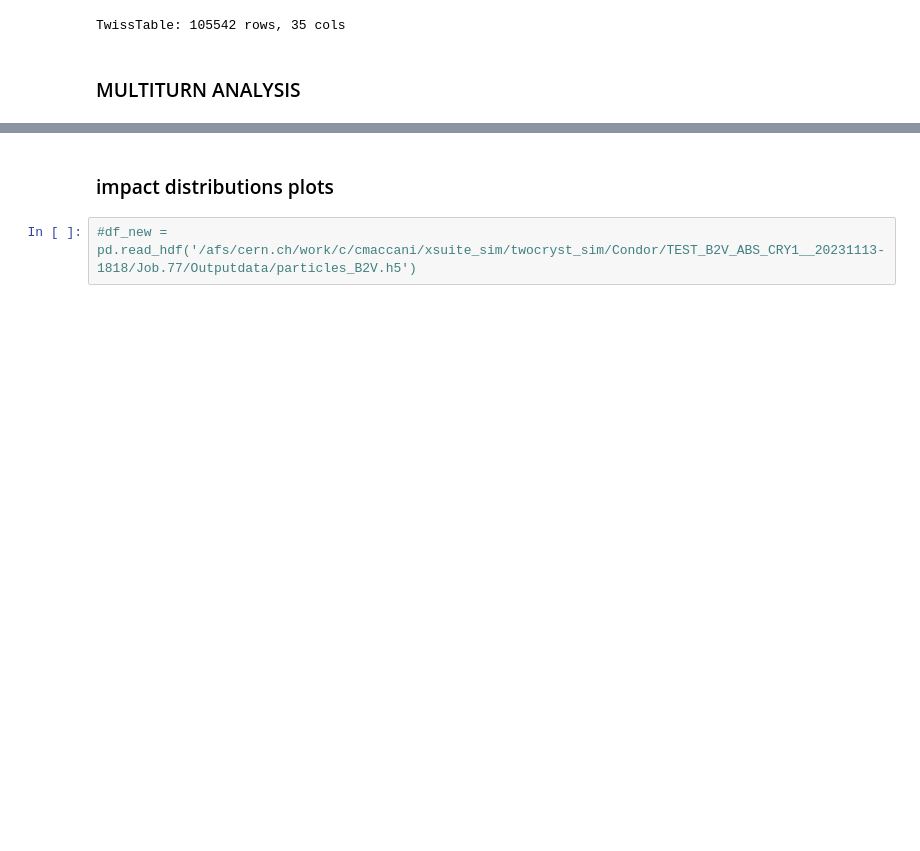
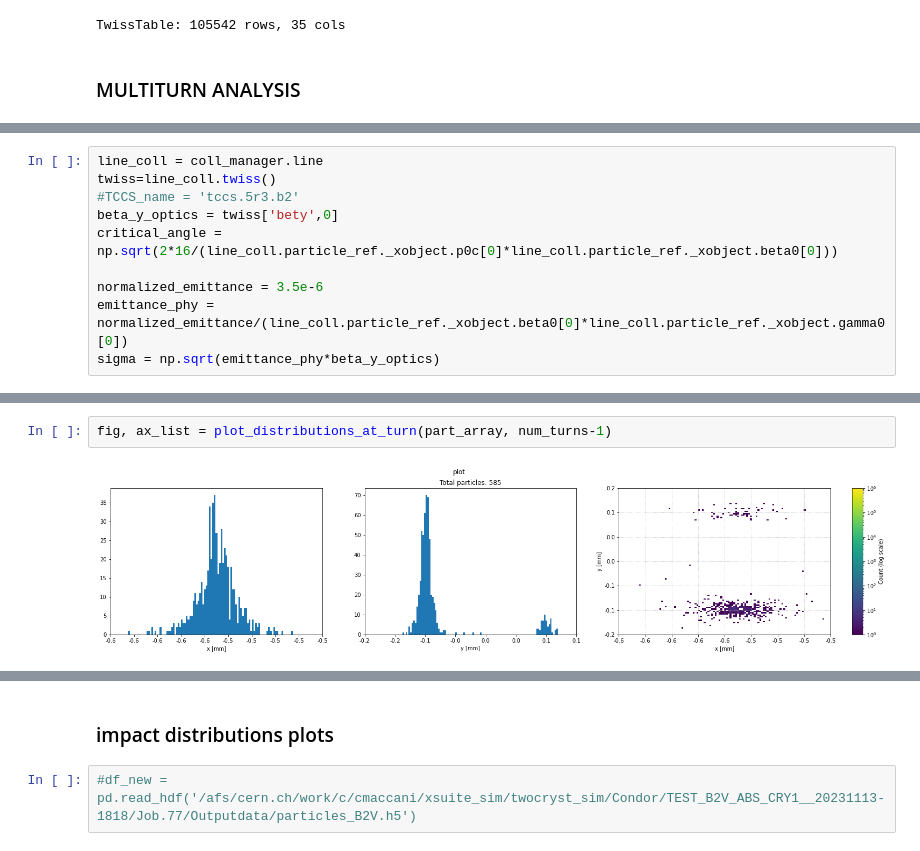
Before and after one commit to chiaramaccani/two_cryst_sim, a Jupyter notebook: Tests_notebook.ipynb, the cells around one changed output, grey strips where cells are left out. Saved outputs shown, nothing was run; the diff lists cells and outputs as text; blank space fills up the shorter version.

```diff
--- a/Tests_notebook.ipynb
+++ b/Tests_notebook.ipynb
@@ -328,0 +356,10 @@ Done tracking in 0.0s.
+# %%
+line_coll = coll_manager.line
+twiss=line_coll.twiss()
+#TCCS_name = 'tccs.5r3.b2'
+beta_y_optics = twiss['bety',0]
+critical_angle = np.sqrt(2*16/(line_coll.particle_ref._xobject.p0c[0]*line_coll.particle_ref._xobject.beta0[0]))
+
+normalized_emittance = 3.5e-6
+emittance_phy = normalized_emittance/(line_coll.particle_ref._xobject.beta0[0]*line_coll.particle_ref._xobject.gamma0[0])
+sigma = np.sqrt(emittance_phy*beta_y_optics)
@@ -329 +419,5 @@ Done tracking in 0.0s.
+# %%
+fig, ax_list = plot_distributions_at_turn(part_array, num_turns-1)
+# %% [output]
+[figure, added]
 # %%
```
Also changed, not shown: parts of 22 cells of this notebook, 4 other files.
